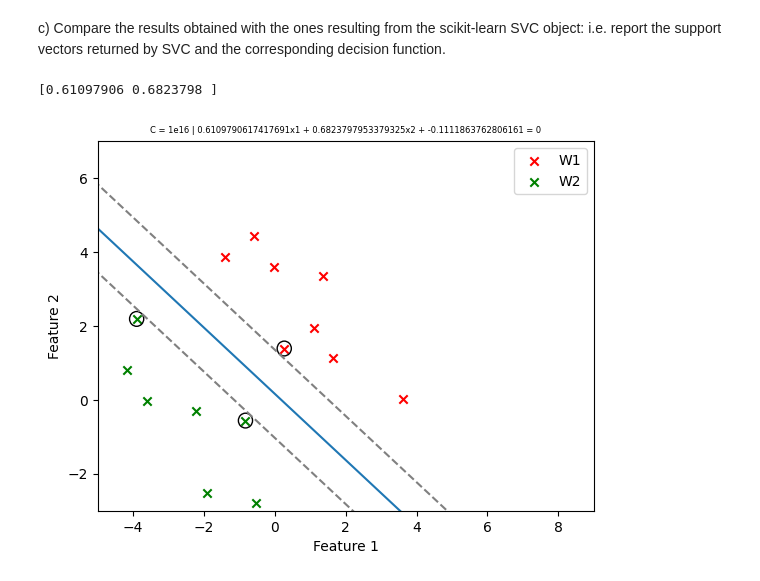
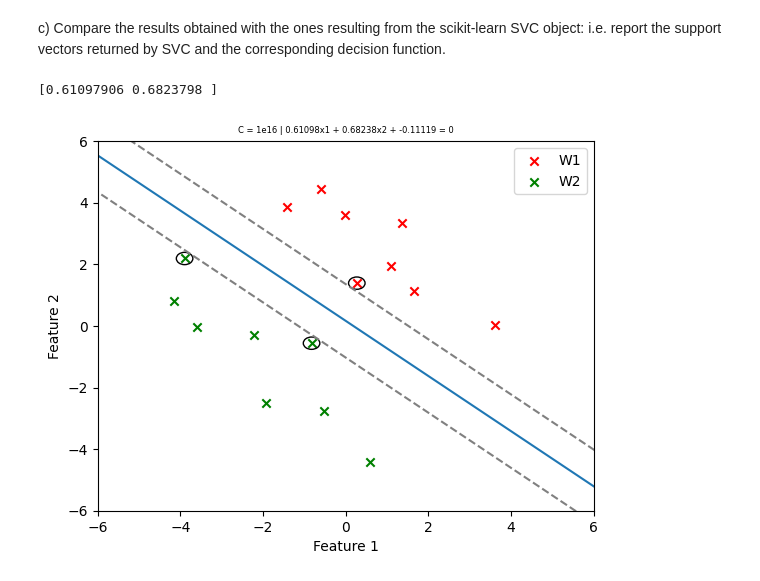
Before and after one commit to pedromartip/Instance-based-learning, a Jupyter notebook: handout_3.ipynb, the cells around one changed output. Cells and saved outputs as stored; diff of their text form; code cells hidden in the pictures.

```diff
--- a/handout_3.ipynb
+++ b/handout_3.ipynb
@@ -55,7 +69,6 @@ for i in y:
 
 N = X.shape[0]
 P = build_H(X,y)
-q = -np.ones((N,1)) #Not necessary
 G = -np.identity(N)
 h = np.zeros((N,1))
 A = y.reshape((1,N))
@@ -64,8 +77,20 @@ z = cp.Variable((N,1))
 P = P + (1e-8) * np.identity(N) # for numerical stability
 prob = cp.Problem(cp.Minimize(0.5*cp.quad_form(z,P) - cp.sum(z)),
                   [G @ z <= h, A @ z == b])
-prob.solve(solver = cp.OSQP)
+prob.solve(solver = cp.ECOS)
 #print(prob.status)
 lm = z.value  #This are landas
-print(f"lm = {(lm).T}")
+
+'''Support Vectors'''
+index = [i for i, lamb in enumerate(lm) if lamb[0] > 1e-6]
+sv = X[index]
+print(f"Support Vectors:\n {sv}")
+
+'''Decision function'''
+w = calculate_w(X,y,lm)
+w0 = calculate_w0(X,y,w,lm)
+
+#print(f"w = {(w.round(5))}")
+#print(f"w0 = {(w0.round(5))}")
+print(f'\ng(x) = {w[0].round(5)}x1 + {w[1].round(5)}x2 + {w0[0].round(5)} = 0')
 # %% [output]
@@ -122,36 +198,36 @@ for loc in sv:
     plt.gca().add_patch(circle)
 
 # set the limits of the axes
-plt.xlim([-5, 9])
-plt.ylim([-3, 7])
+plt.xlim([-6, 6])
+plt.ylim([-6, 6])
 
 '''Add the decision curve'''
 x_values = np.linspace(-10, 10, 10)
 
 # calculate corresponding y values
 y_values = (-w[0] / w[1]) * x_values - w0[0] / w[1]
 
 '''Add the segmented lines'''
 #Calculate the distance of the segmented line: 1/||w||
 d = 1/np.linalg.norm(w)
 
 # calculate y values for the segmented lines
 y_values_segmented_line1 = y_values + d / np.sqrt(w[0]**2 + w[1]**2)
 y_values_segmented_line2 = y_values - d / np.sqrt(w[0]**2 + w[1]**2)
 
 # add the segmented lines to the plot
 plt.plot(x_values, y_values_segmented_line1, '--', color = 'grey')
 plt.plot(x_values, y_values_segmented_line2, '--', color = 'grey')
 
 # add the line to the plot
 plt.plot(x_values, y_values)
 
 
 plt.xlabel('Feature 1')
 plt.ylabel('Feature 2')
-plt.title(f'C = 1e16 | {w[0]}x1 + {w[1]}x2 + {w0[0]} = 0', fontsize = 6 )
+plt.title(f'C = 1e16 | {w[0].round(5)}x1 + {w[1].round(5)}x2 + {w0[0].round(5)} = 0', fontsize = 6 )
 plt.legend()
 plt.show()
 # %% [output]
 [0.61097906 0.6823798 ]
-[figure, old version]
+[figure, new version]
```
Also changed, not shown: parts of 5 cells of this notebook.
